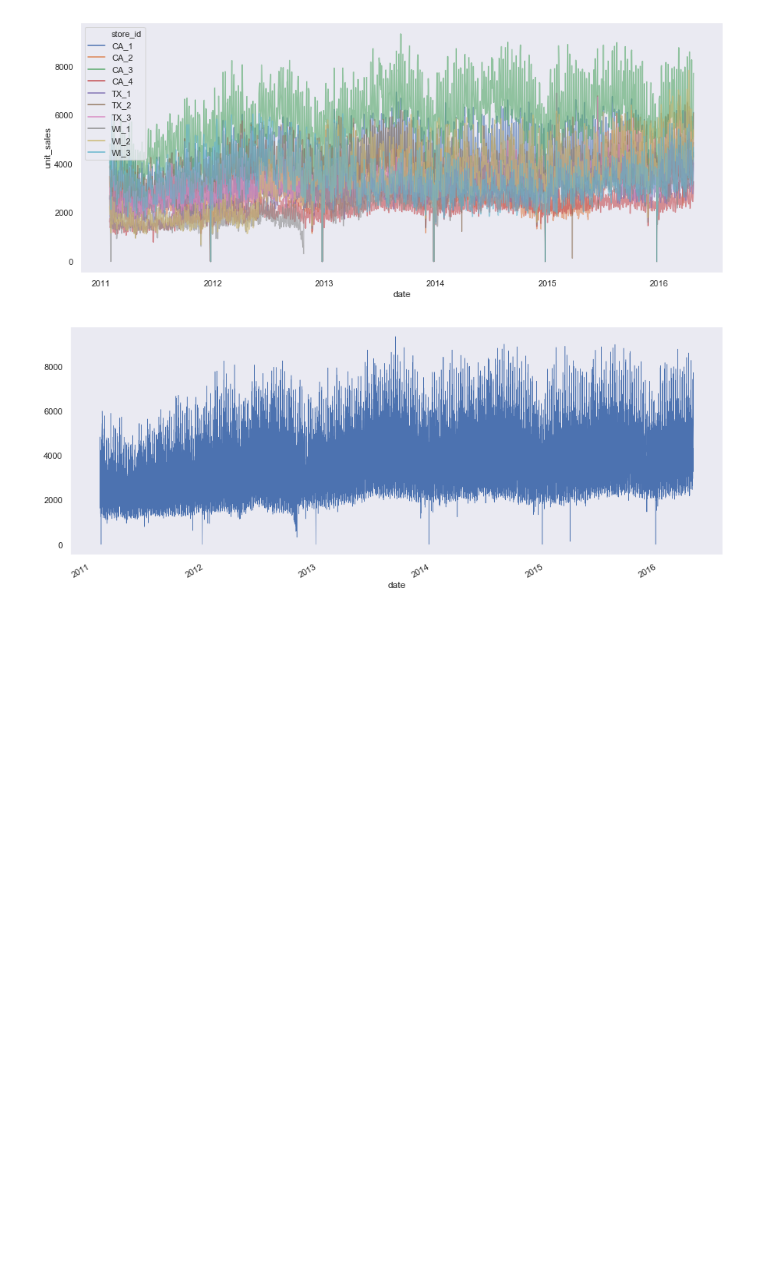
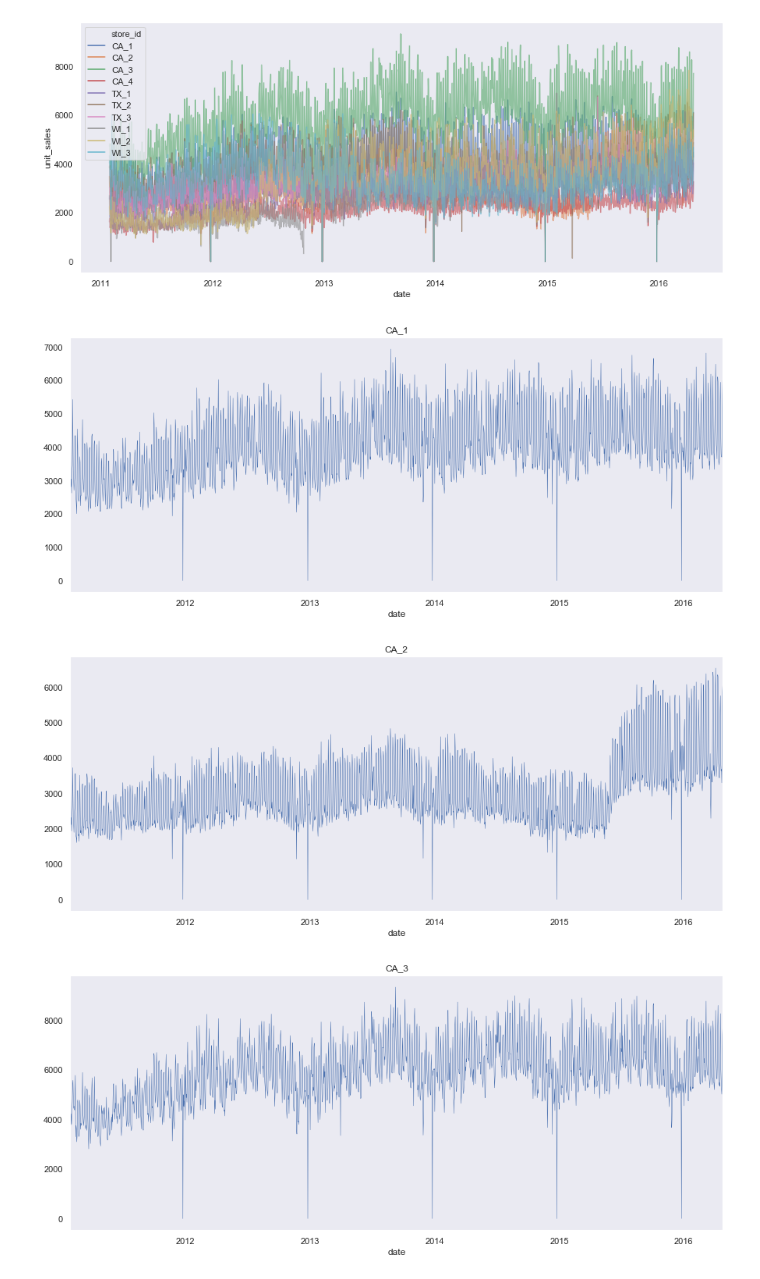
Before and after one commit to cpglenn/m5-forecasting-accuracy, a Jupyter notebook: master.ipynb, the cells around one changed output. Saved outputs shown, nothing was run; the diff lists cells and outputs as text; code cells hidden in the pictures; blank space fills up the shorter version.

```diff
--- a/master.ipynb
+++ b/master.ipynb
@@ -125,7 +166,12 @@ df2 = df2.set_index('date')
 #sns.regplot(x="date", y="unit_sales", data=store_sales)
 #sns.lmplot(x="date", y="unit_sales", hue="store_id", data=store_sales)
 # %%
-df2.loc[:, 'unit_sales'].plot(linewidth=0.5)
-plt.show()
+stores = list(master['store_id'].unique())
+for store in stores:
+    df2[df2['store_id'] == store].loc[:, 'unit_sales'].plot(linewidth=0.5)
+    plt.title('{0}'.format(store))
+    plt.show()
 # %% [output]
-[figure, old version]
+[figure, new version]
+[figure, added]
+[figure, added]
```
Also changed, not shown: parts of 12 cells of this notebook, 2 other files.
